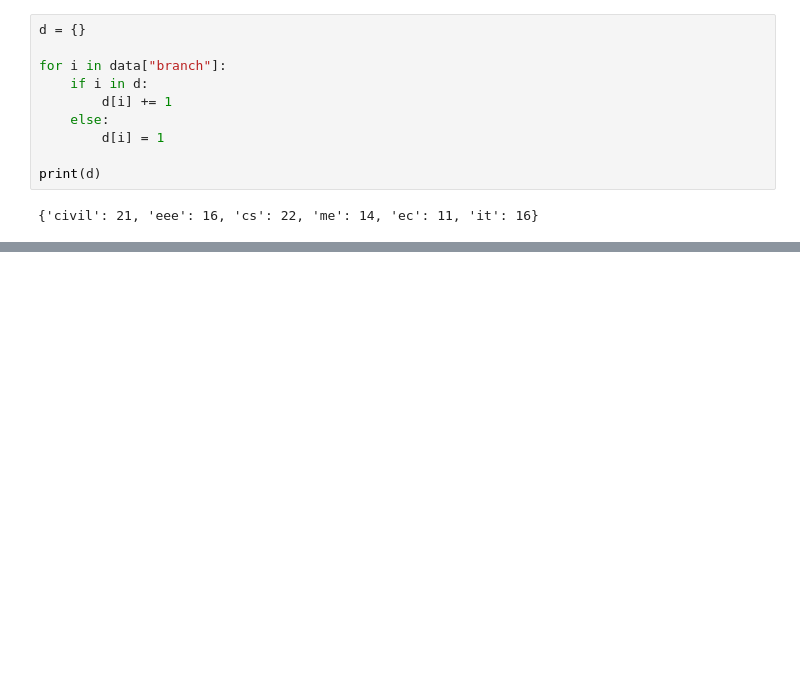
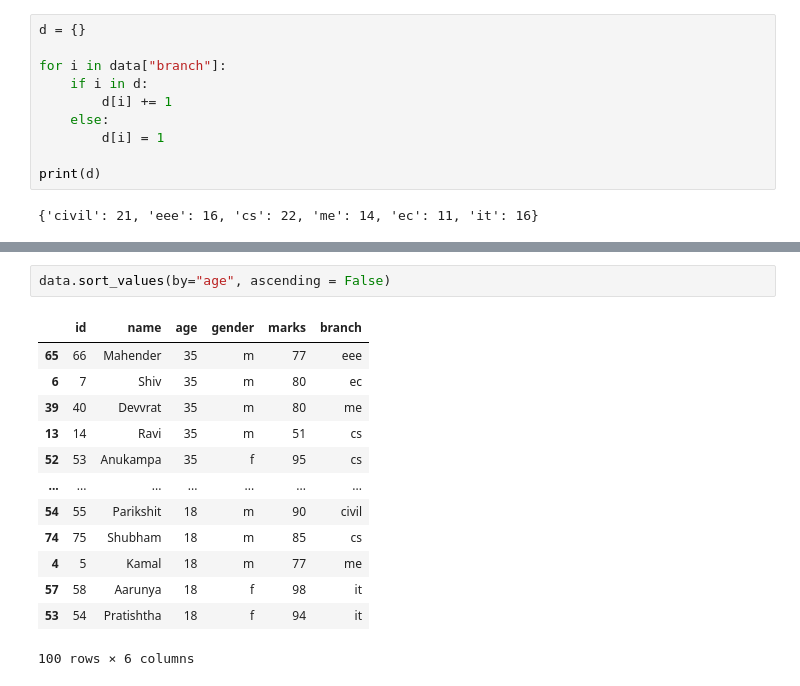
Before and after one commit to abhishekmorya1/DataScience, a Jupyter notebook: Prime/Pandas/pandas.ipynb, the cells around one changed output, grey strips where cells are left out. Cells and saved outputs as stored; diff of their text form; blank space fills up the shorter version.

```diff
--- a/Prime/Pandas/pandas.ipynb
+++ b/Prime/Pandas/pandas.ipynb
@@ -984,0 +1014,16 @@ print(d)
+# %%
+data.sort_values(by="age", ascending = False)
+# %% [output]
+|  | id | name | age | gender | marks | branch |
+| 65 | 66 | Mahender | 35 | m | 77 | eee |
+| 6 | 7 | Shiv | 35 | m | 80 | ec |
+| 39 | 40 | Devvrat | 35 | m | 80 | me |
+| 13 | 14 | Ravi | 35 | m | 51 | cs |
+| 52 | 53 | Anukampa | 35 | f | 95 | cs |
+| ... | ... | ... | ... | ... | ... | ... |
+| 54 | 55 | Parikshit | 18 | m | 90 | civil |
+| 74 | 75 | Shubham | 18 | m | 85 | cs |
+| 4 | 5 | Kamal | 18 | m | 77 | me |
+| 57 | 58 | Aarunya | 18 | f | 98 | it |
+| 53 | 54 | Pratishtha | 18 | f | 94 | it |
+100 rows × 6 columns
```
Also changed, not shown: parts of 3 cells of this notebook, 2 other files.
